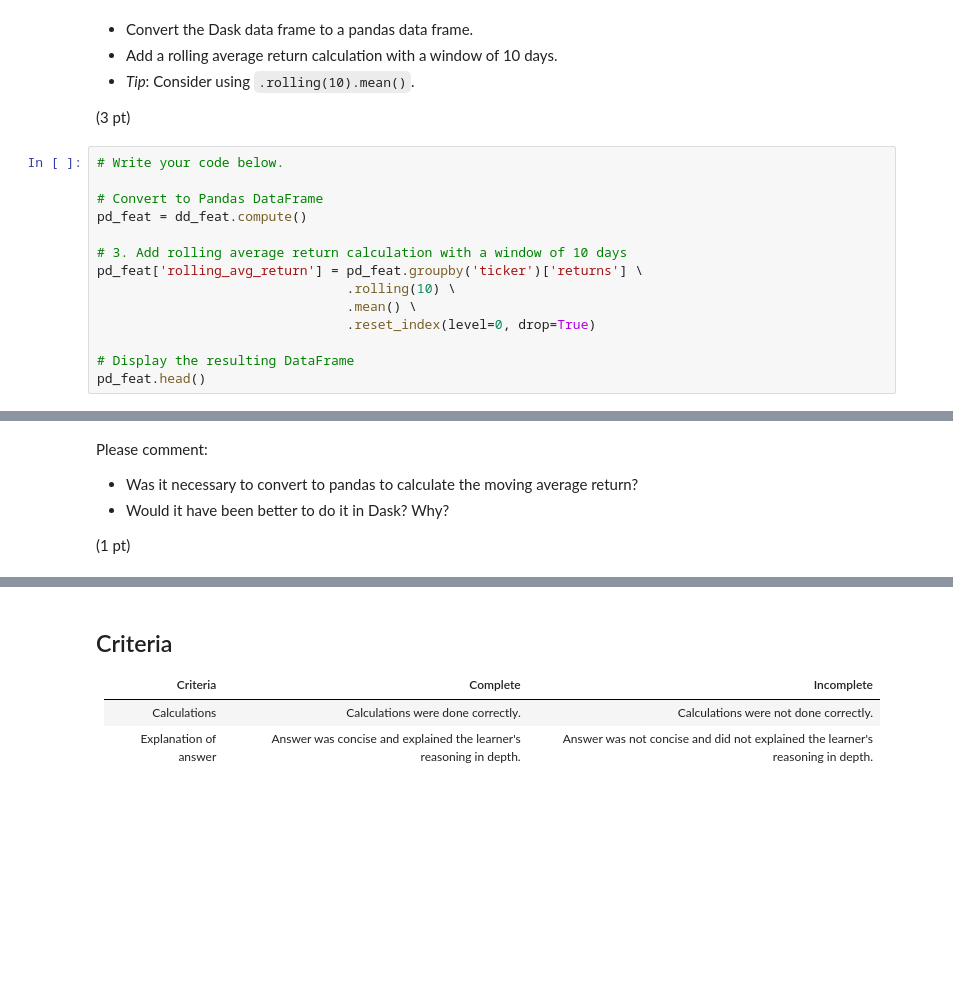
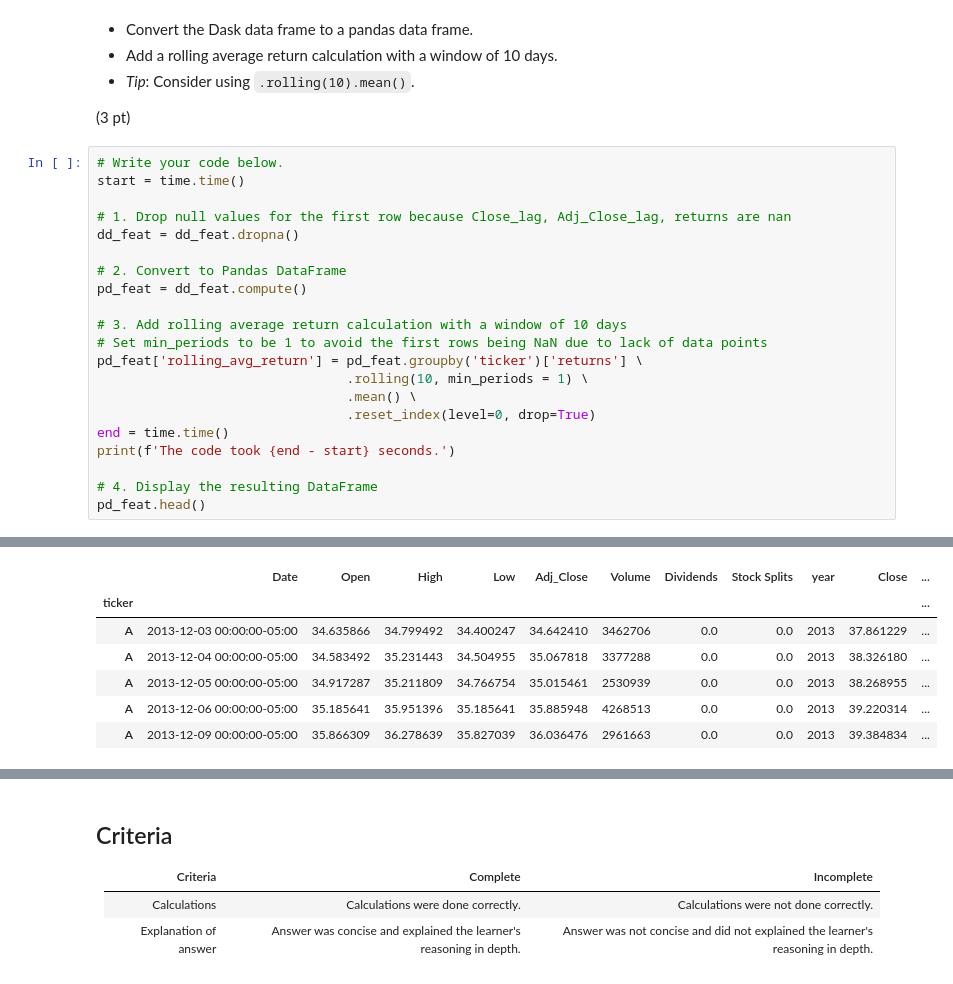
Before and after one commit to renrihui8415/scaling_to_production, a Jupyter notebook: 02_activities/assignments/assignment_1.ipynb, the cells around one changed output, grey strips where cells are left out. Cells and saved outputs as stored; diff of their text form; blank space fills up the shorter version.

```diff
--- a/02_activities/assignments/assignment_1.ipynb
+++ b/02_activities/assignments/assignment_1.ipynb
@@ -189,15 +224,23 @@ ValueError: empty urlpath sequence
 (3 pt)
 # %%
 # Write your code below.
+start = time.time()
 
-# Convert to Pandas DataFrame
+# 1. Drop null values for the first row because Close_lag, Adj_Close_lag, returns are nan
+dd_feat = dd_feat.dropna()
+
+# 2. Convert to Pandas DataFrame
 pd_feat = dd_feat.compute()
 
 # 3. Add rolling average return calculation with a window of 10 days
+# Set min_periods to be 1 to avoid the first rows being NaN due to lack of data points
 pd_feat['rolling_avg_return'] = pd_feat.groupby('ticker')['returns'] \
-                                .rolling(10) \
+                                .rolling(10, min_periods = 1) \
                                 .mean() \
                                 .reset_index(level=0, drop=True)
+end = time.time()
+print(f'The code took {end - start} seconds.')
 
-# Display the resulting DataFrame
+# 4. Display the resulting DataFrame
 pd_feat.head()
+# %% [output]
@@ -204,7 +248,7 @@ pd_feat.head()
+|  | Date | Open | High | Low | Adj_Close | Volume | Dividends | Stock Splits | year | Close | ... |
+| ticker |  |  |  |  |  |  |  |  |  |  | ... |
+| A | 2013-12-03 00:00:00-05:00 | 34.635866 | 34.799492 | 34.400247 | 34.642410 | 3462706 | 0.0 | 0.0 | 2013 | 37.861229 | ... |
+| A | 2013-12-04 00:00:00-05:00 | 34.583492 | 35.231443 | 34.504955 | 35.067818 | 3377288 | 0.0 | 0.0 | 2013 | 38.326180 | ... |
+| A | 2013-12-05 00:00:00-05:00 | 34.917287 | 35.211809 | 34.766754 | 35.015461 | 2530939 | 0.0 | 0.0 | 2013 | 38.268955 | ... |
+| A | 2013-12-06 00:00:00-05:00 | 35.185641 | 35.951396 | 35.185641 | 35.885948 | 4268513 | 0.0 | 0.0 | 2013 | 39.220314 | ... |
+| A | 2013-12-09 00:00:00-05:00 | 35.866309 | 36.278639 | 35.827039 | 36.036476 | 2961663 | 0.0 | 0.0 | 2013 | 39.384834 | ... |
-# %% [markdown]
-Please comment:
-
-+ Was it necessary to convert to pandas to calculate the moving average return?
-+ Would it have been better to do it in Dask? Why?
-
-(1 pt)
```
Also changed, not shown: parts of 9 cells of this notebook.
